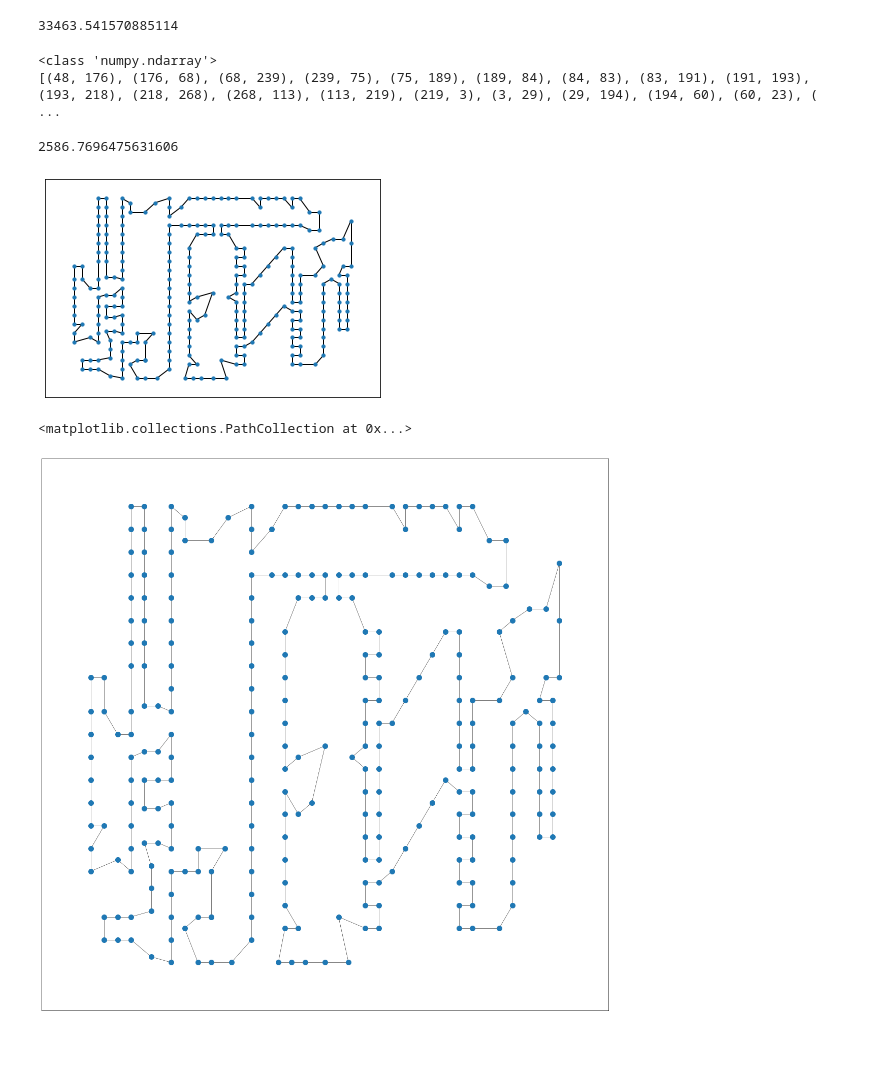
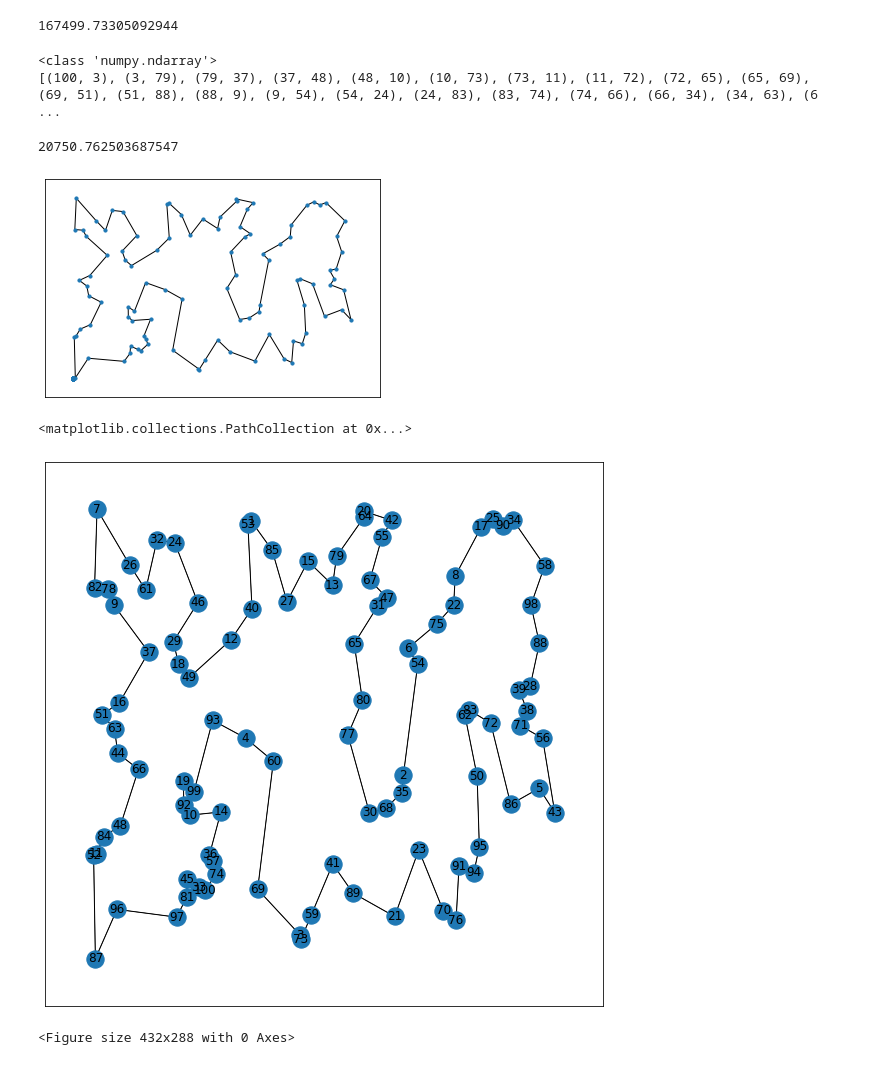
Before and after one commit to ElFilosofoX/natural_computing_project, a Jupyter notebook: testing_tsp.ipynb, the cells around one changed output. Cells and saved outputs as stored; diff of their text form; code cells hidden in the pictures.

```diff
--- a/testing_tsp.ipynb
+++ b/testing_tsp.ipynb
@@ -7,5 +8,5 @@ import math
 # %%
-problem = tsplib95.load("a280.tsp")
+problem = tsplib95.load("kroC100.tsp")
 G  = problem.get_graph()
 layout = nx.spring_layout(G,seed=0)
 arr=np.array(G.nodes)
@@ -34,13 +35,13 @@ def get_fitness(edge_list):
 edge_list = get_edge_list(arr)
 get_fitness(edge_list)
 # %% [output]
-33463.541570885114
+167499.73305092944
 # %%
 print(type(arr))
 print(get_edge_list([i[0] for i in edge_list]))
 # %% [output]
 <class 'numpy.ndarray'>
-[(48, 176), (176, 68), (68, 239), (239, 75), (75, 189), (189, 84), (84, 83), (83, 191), (191, 193), (193, 218), (218, 268), (268, 113), (113, 219), (219, 3), (3, 29), (29, 194), (194, 60), (60, 23), ( ...
+[(100, 3), (3, 79), (79, 37), (37, 48), (48, 10), (10, 73), (73, 11), (11, 72), (72, 65), (65, 69), (69, 51), (51, 88), (88, 9), (9, 54), (54, 24), (24, 83), (83, 74), (74, 66), (66, 34), (34, 63), (6 ...
 # %%
 dictionary = dict()
 G.nodes[1]['coord']
@@ -48,19 +49,30 @@ for i in range(1,len(G.nodes)+1):
     dictionary[i] = G.nodes[i]['coord']
 # print (dictionary)
 # %%
-solution = tsplib95.load("a280.opt.tour").tours[0]
+solution = tsplib95.load("kroC100.opt.tour").tours[0]
 solution = get_edge_list(solution)
-# nx.draw_networkx(G, with_labels=False, node_size=10, edgelist=[])
+nx.draw_networkx(G, with_labels=False, node_size=10, edgelist=[])
 nx.draw_networkx(G, pos=dictionary, with_labels=False, node_size=10, edgelist=solution)
 print(get_fitness(solution))
 # %% [output]
-2586.7696475631606
+20750.762503687547
-[figure, old version]
+[figure, new version]
 # %%
-fig, axs = plt.subplots(1, figsize=(20,20))
-# nx.draw_networkx(G, pos=dictionary, with_labels=True, edgelist=solution, ax=axs)
+fig, axs = plt.subplots(1, figsize=(10,10))
+nx.draw_networkx(G, pos=dictionary, with_labels=True, edgelist=solution, ax=axs)
 nx.draw_networkx_edges(G, pos=dictionary, width=0.5,edgelist=solution, ax=axs)
 nx.draw_networkx_nodes(G, pos=dictionary, node_size=100,ax=axs)
 # %% [output]
 <matplotlib.collections.PathCollection at 0x...>
-[figure, old version]
+[figure, new version]
+# %%
+p1 = f.generate_random_inividual(G)
+p2 = f.generate_random_inividual(G)
+
+child = f.crossover(p1.get_path(), p2.get_path())
+
+f.plot_figure(G, p1.edge_list,name="parent1.jpg")
+f.plot_figure(G, p2.edge_list,name="parent2.jpg")
+f.plot_figure(G, f.get_edge_list(child),name="child.jpg")
+# %% [output]
+<Figure size 432x288 with 0 Axes>
```
Also changed, not shown: parts of 1 cell of this notebook, 7 other files.
